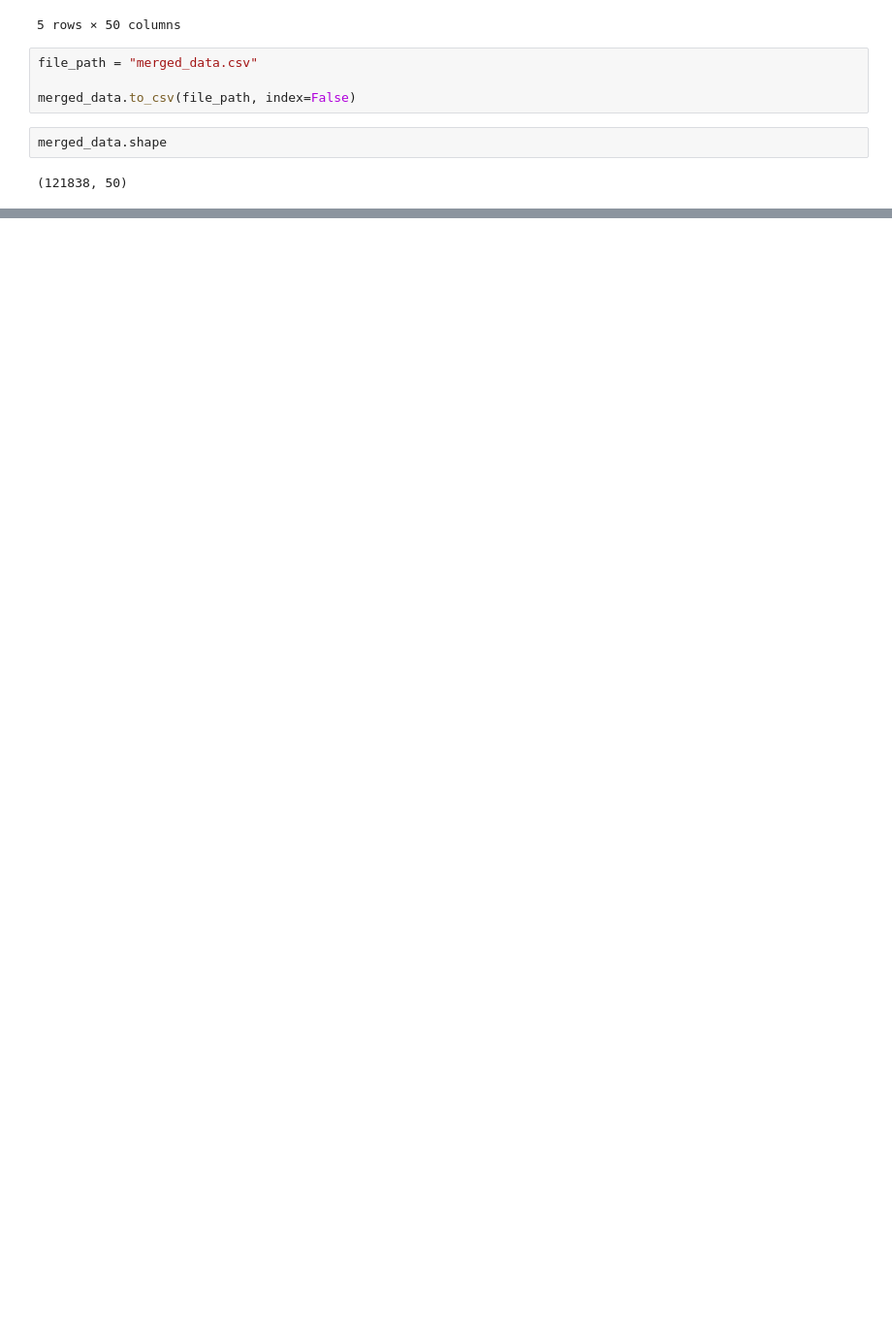
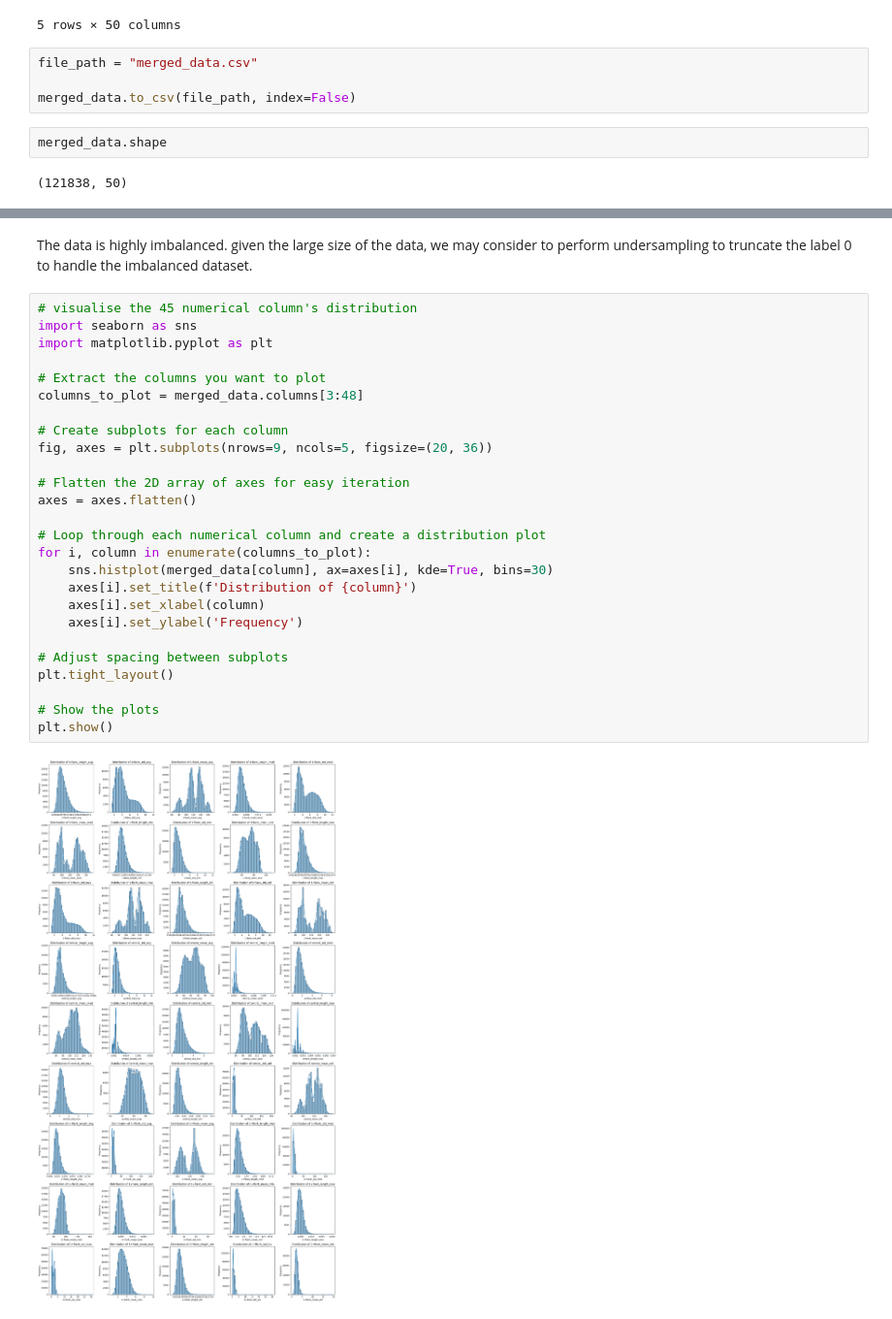
Before and after one commit to liuchennn1414/dsa4266_tundra, a Jupyter notebook: merge_data.ipynb, the cells around one changed output, grey strips where cells are left out. Shown at 97% size. Saved outputs shown, nothing was run; the diff lists cells and outputs as text; blank space fills up the shorter version.

```diff
--- a/merge_data.ipynb
+++ b/merge_data.ipynb
@@ -138,0 +207,30 @@ merged_data.shape
+# %% [markdown]
+The data is highly imbalanced. given the large size of the data, we may consider to perform undersampling to truncate the label 0 to handle the imbalanced dataset.
+# %%
+# visualise the 45 numerical column's distribution
+import seaborn as sns
+import matplotlib.pyplot as plt
+
+# Extract the columns you want to plot
+columns_to_plot = merged_data.columns[3:48]
+
+# Create subplots for each column
+fig, axes = plt.subplots(nrows=9, ncols=5, figsize=(20, 36))
+
+# Flatten the 2D array of axes for easy iteration
+axes = axes.flatten()
+
+# Loop through each numerical column and create a distribution plot
+for i, column in enumerate(columns_to_plot):
+    sns.histplot(merged_data[column], ax=axes[i], kde=True, bins=30)
+    axes[i].set_title(f'Distribution of {column}')
+    axes[i].set_xlabel(column)
+    axes[i].set_ylabel('Frequency')
+
+# Adjust spacing between subplots
+plt.tight_layout()
+
+# Show the plots
+plt.show()
+# %% [output]
+[figure, added]
```
Also changed, not shown: parts of 34 cells of this notebook.
